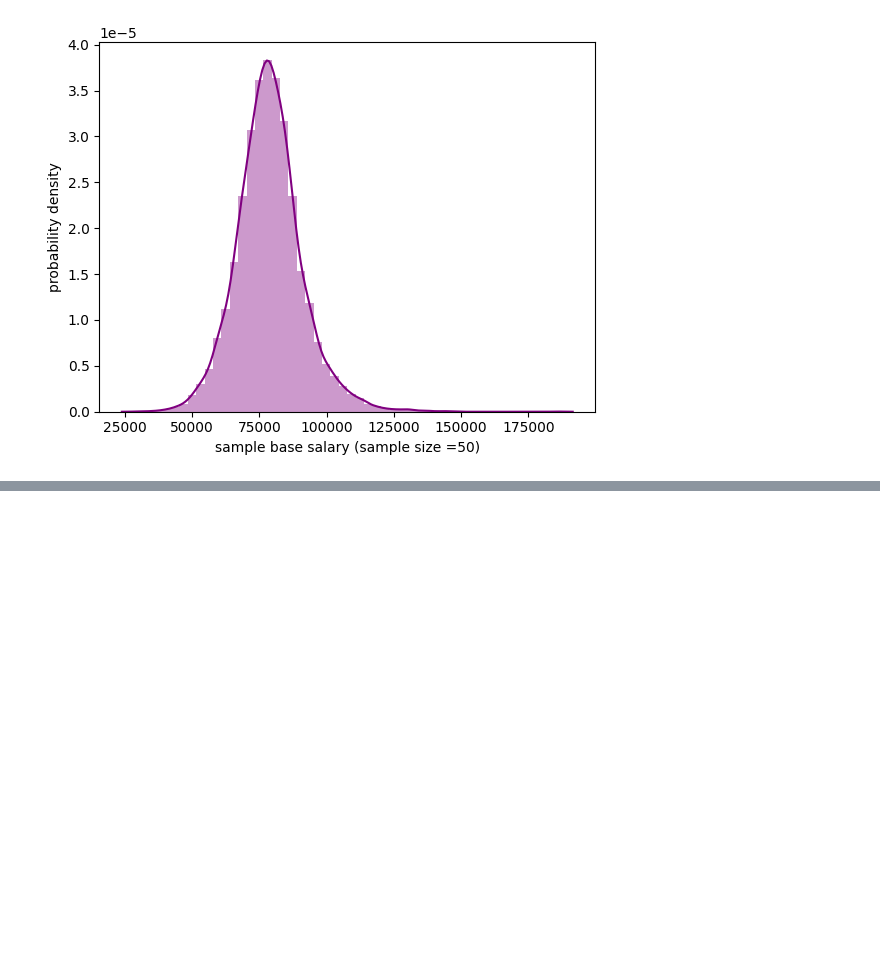
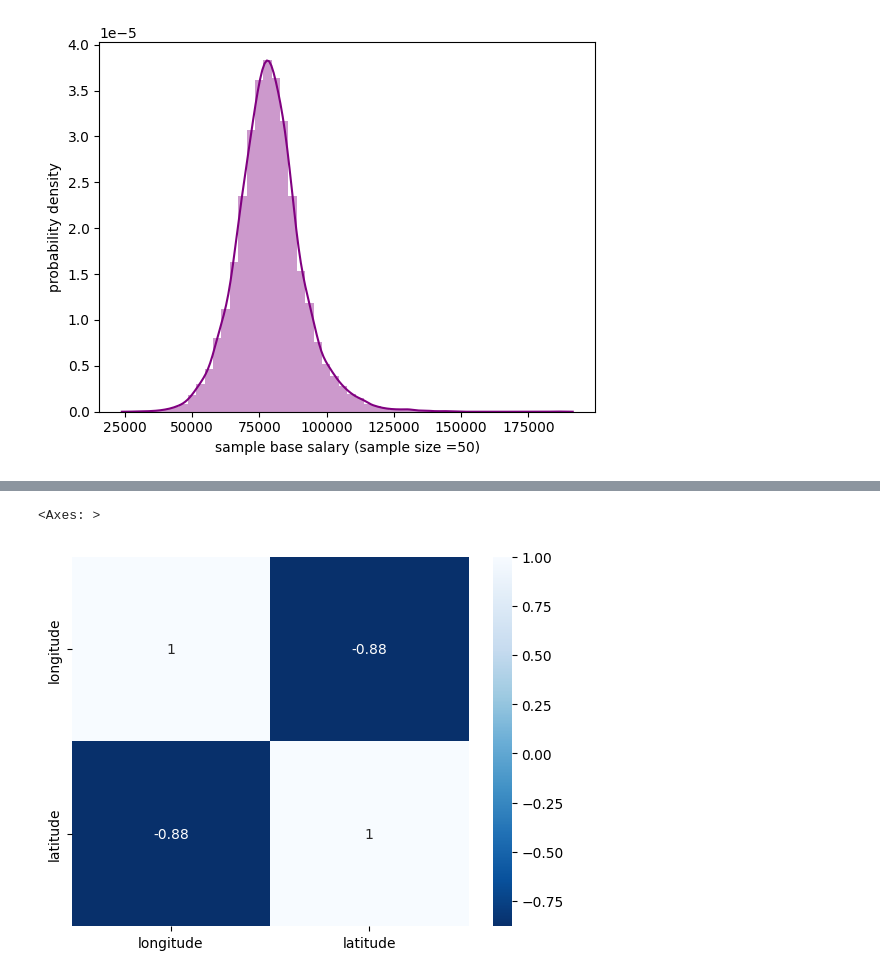
Before and after one commit to xexeyt5/trabajos-ciencia-de-datos, a Jupyter notebook: nuevosi.ipynb, the cells around one changed output, grey strips where cells are left out. Drawn from its saved outputs; the diff is of its cells as text; code cells hidden in the pictures; blank space fills up the shorter version.

```diff
--- a/nuevosi.ipynb
+++ b/nuevosi.ipynb
@@ -101,0 +155,8 @@ Text(0, 0.5, 'probability density')
+# %%
+corr = df[['longitude',	'latitude']].corr( method='spearman')
+
+
+sns.heatmap(corr, cmap='Blues_r', annot=True)
+# %% [output]
+<Axes: >
+[figure, added]
```
Also changed, not shown: parts of 7 cells of this notebook.
